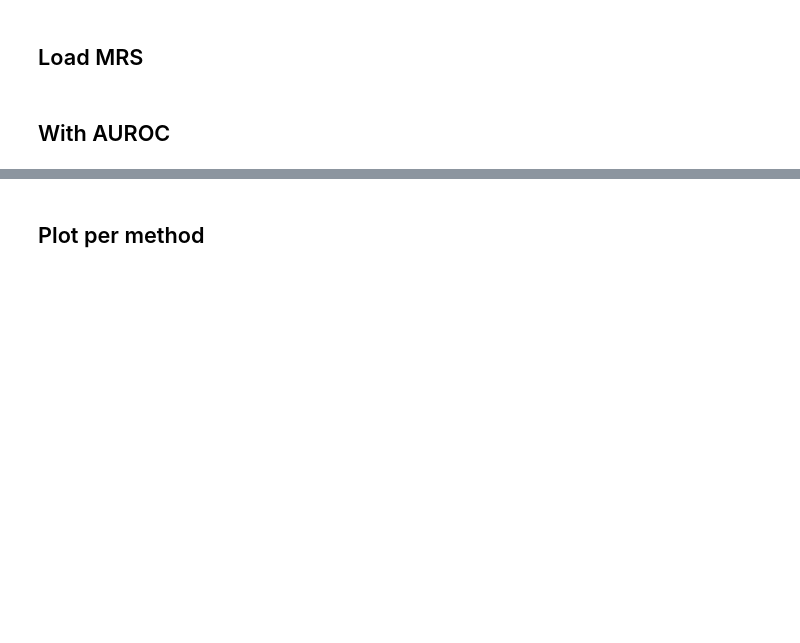
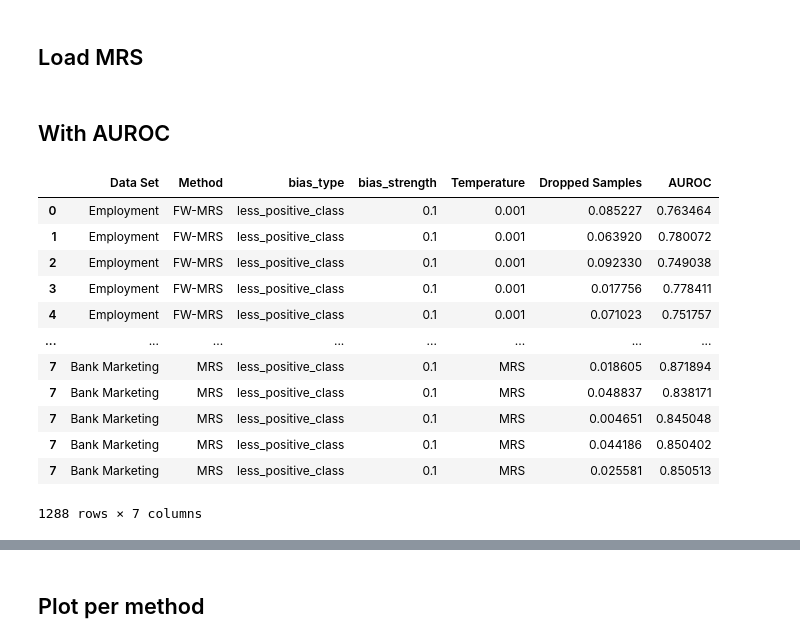
Before and after one commit to kramerlab/FeatureWeightDebiasing, a Jupyter notebook: notebooks/create_boxplots.ipynb, the cells around one changed output, grey strips where cells are left out. Cells and saved outputs as stored; diff of their text form; code cells hidden in the pictures; blank space fills up the shorter version.

```diff
--- a/notebooks/create_boxplots.ipynb
+++ b/notebooks/create_boxplots.ipynb
@@ -142,4 +135,20 @@ result_df.loc[result_df["Data Set"] == "Diabetes", "Dropped Samples"] = (result_
 result_df.loc[result_df["Data Set"] == "Bank Marketing", "Dropped Samples"] = (result_df.loc[result_df["Data Set"] == "Bank Marketing", "Dropped Samples"] / 2150)
 # %% [markdown]
 ## With AUROC
+# %%
+result_df
+# %% [output]
+|  | Data Set | Method | bias_type | bias_strength | Temperature | Dropped Samples | AUROC |
+| 0 | Employment | FW-MRS | less_positive_class | 0.1 | 0.001 | 0.085227 | 0.763464 |
+| 1 | Employment | FW-MRS | less_positive_class | 0.1 | 0.001 | 0.063920 | 0.780072 |
+| 2 | Employment | FW-MRS | less_positive_class | 0.1 | 0.001 | 0.092330 | 0.749038 |
+| 3 | Employment | FW-MRS | less_positive_class | 0.1 | 0.001 | 0.017756 | 0.778411 |
+| 4 | Employment | FW-MRS | less_positive_class | 0.1 | 0.001 | 0.071023 | 0.751757 |
+| ... | ... | ... | ... | ... | ... | ... | ... |
+| 7 | Bank Marketing | MRS | less_positive_class | 0.1 | MRS | 0.018605 | 0.871894 |
+| 7 | Bank Marketing | MRS | less_positive_class | 0.1 | MRS | 0.048837 | 0.838171 |
+| 7 | Bank Marketing | MRS | less_positive_class | 0.1 | MRS | 0.004651 | 0.845048 |
+| 7 | Bank Marketing | MRS | less_positive_class | 0.1 | MRS | 0.044186 | 0.850402 |
+| 7 | Bank Marketing | MRS | less_positive_class | 0.1 | MRS | 0.025581 | 0.850513 |
+1288 rows × 7 columns
 # %%
```
Also changed, not shown: parts of 10 cells of this notebook, 13 other files.
